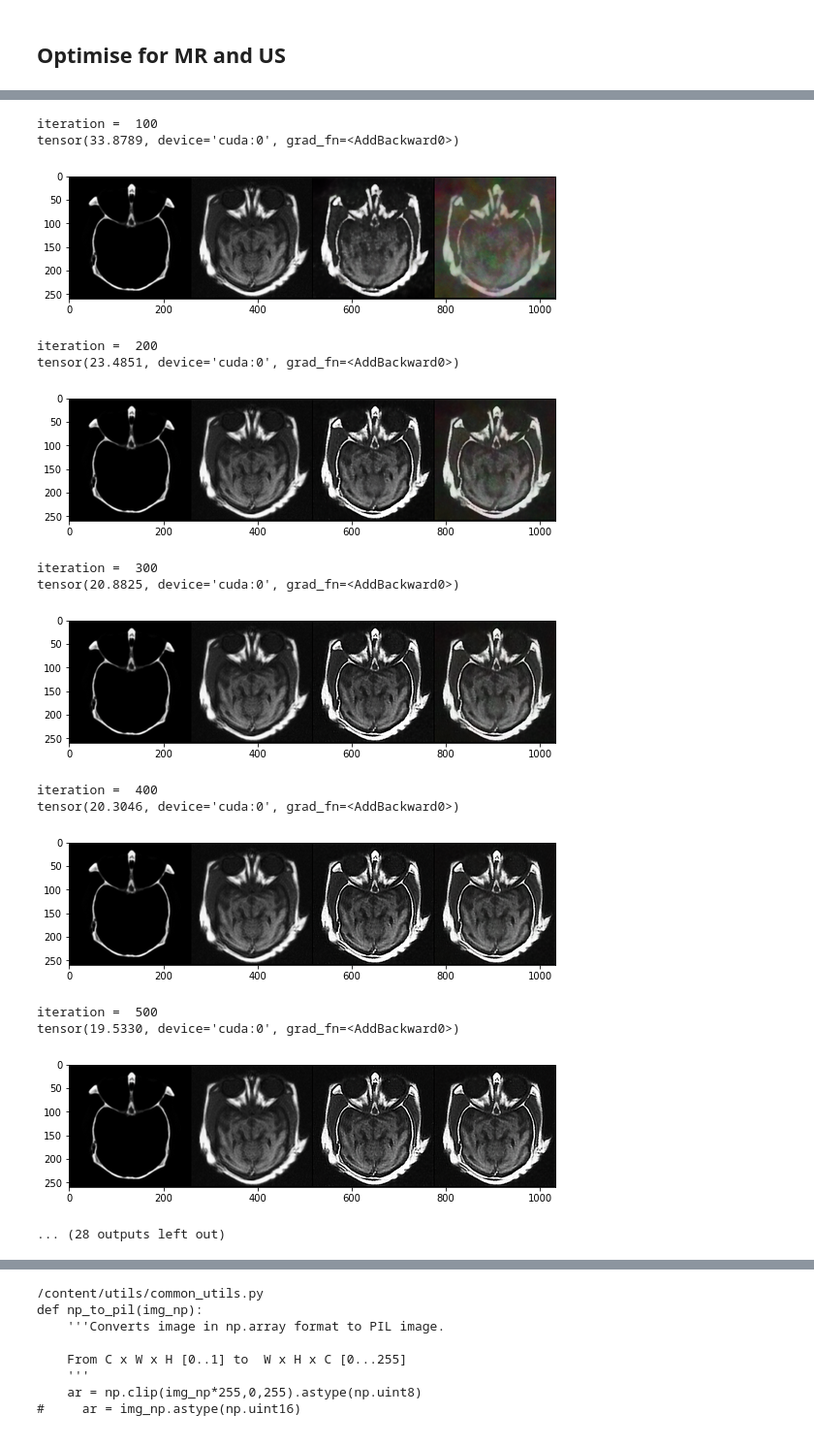
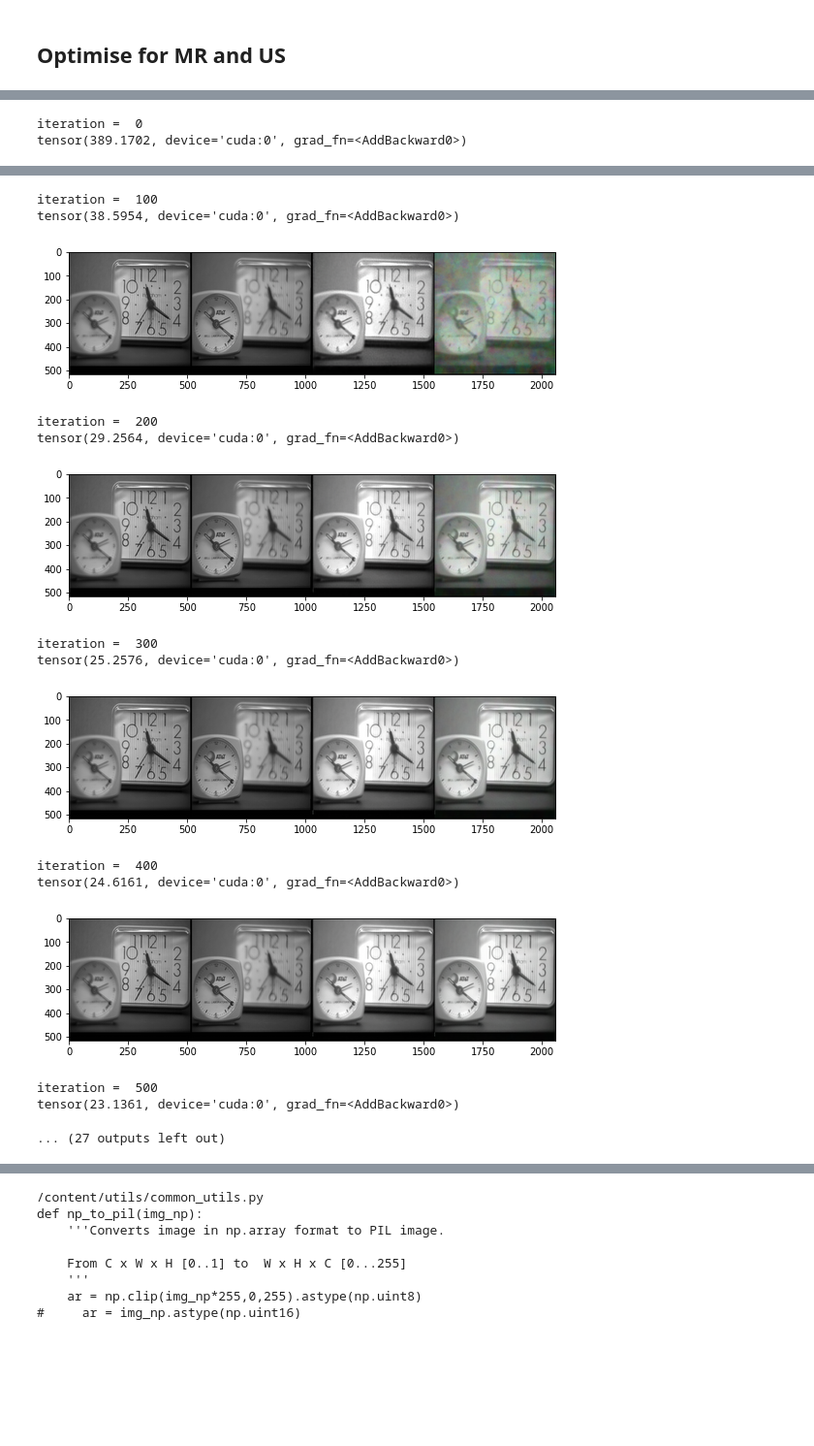
Before and after one commit to maxudong1993/deep-image-prior, a Jupyter notebook: sr_net_L2loss_noNorm_RGB.ipynb, the cells around one changed output, grey strips where cells are left out. Shown at 97% size. Drawn from its saved outputs; the diff is of its cells as text; code cells hidden in the pictures; blank space fills up the shorter version.

```diff
--- a/sr_net_L2loss_noNorm_RGB.ipynb
+++ b/sr_net_L2loss_noNorm_RGB.ipynb
@@ -84,12 +84,12 @@ sigma_ = sigma/255.
 ## UM
 # fname_us = 'data/denoising/normal-data/UN camp/UNcamp_2N_i_20.bmp'
 # fname_mr = 'data/denoising/normal-data/UN camp/UNcamp_2N_v_20.bmp'
-# fname_us = 'data/denoising/clock1.jpg'
-# fname_mr = 'data/denoising/clock2.jpg'
+fname_us = '/content/data/data/clocks/clockA.jpg'
+fname_mr = '/content/data/data/clocks/clockB.jpg'
 # fname_us = 'data/denoising/VIS1.png'
 # fname_mr = 'data/denoising/IR1.png'
-fname_us = '/content/data/data/medical/medA.jpg'
-fname_mr = '/content/data/data/medical/medB.jpg'
+# fname_us = '/content/data/data/medical/medA.jpg'
+# fname_mr = '/content/data/data/medical/medB.jpg'
 
 # fname_us = 'data/denoising/us_mod.png'
 # fname_mr = 'data/denoising/mri_mod.png'
@@ -315,7 +319,7 @@ exp_weight=0.99
 
 
 num_iter = 2000
-input_depth = 1
+input_depth = 32
 figsize = 5
 
 NET_TYPE = 'skip' # UNet, ResNet
@@ -375,11 +379,12 @@ norm_lambda = 1e-6
 best_loss = float('inf')
 best_out = None
 best_avg = None
+no_psf = True
 
 i = 0
 def closure():
 
-    global i, out_avg, psrn_noisy_last, last_net, net_input, best_loss, best_out, best_avg
+    global i, out_avg, psrn_noisy_last, last_net, net_input, best_loss, best_out, best_avg, no_psf
 
     #xudong avoid start from the previous running result
     # if reg_noise_std > 0:
@@ -402,7 +407,7 @@ def closure():
     if out.shape[1] == 1:
         total_loss = torch.norm((us_sg_torch * torch.nn.functional.conv2d(out,us_psf_torch,padding = 2) - us_noisy_torch),p=2) + torch.norm((mr_sg_torch * torch.nn.functional.conv2d(out,mr_psf_torch,padding = 2) - mr_noisy_torch),p=2)
         # total_loss = mse(us_sg_torch * torch.nn.functional.conv2d(out,us_psf_torch,padding = 2), us_noisy_torch) + mse(mr_sg_torch * torch.nn.functional.conv2d(out,mr_psf_torch,padding = 2), mr_noisy_torch)
-    else:  #3 channels
+    elif no_psf == False:  #3 channels
         us_r = torch.nn.functional.conv2d(out[0][0].unsqueeze(0).unsqueeze(0),us_psf_torch[0][0].unsqueeze(0).unsqueeze(0),padding = 2)
         us_g = torch.nn.functional.conv2d(out[0][1].unsqueeze(0).unsqueeze(0),us_psf_torch[0][1].unsqueeze(0).unsqueeze(0),padding = 2)
         us_b = torch.nn.functional.conv2d(out[0][2].unsqueeze(0).unsqueeze(0),us_psf_torch[0][1].unsqueeze(0).unsqueeze(0),padding = 2)
@@ -413,6 +418,9 @@ def closure():
         mr_b = torch.nn.functional.conv2d(out[0][2].unsqueeze(0).unsqueeze(0),mr_psf_torch[0][1].unsqueeze(0).unsqueeze(0),padding = 2)
         out_mr_psf = torch.cat((mr_r,mr_g,mr_b),1)
         total_loss = torch.norm((us_sg_torch * out_us_psf - us_noisy_torch),p=2) + torch.norm((mr_sg_torch * out_mr_psf - mr_noisy_torch),p=2)
+    else:
+        # print('heerere')
+        total_loss = torch.norm((us_sg_torch * out - us_noisy_torch),p=2) + torch.norm((mr_sg_torch * out - mr_noisy_torch),p=2)
     # total_loss = torch.norm((us_sg_torch * torch.nn.functional.conv2d(out,us_psf_torch,padding = 2) - us_noisy_torch),p=2) + torch.norm((mr_sg_torch * torch.nn.functional.conv2d(out,mr_psf_torch,padding = 2) - mr_noisy_torch),p=2)
     # total_loss = torch.norm((us_sg_torch * out - us_noisy_torch),p=2) + torch.norm((mr_sg_torch * out - mr_noisy_torch),p=2)
     # print('loss:',total_loss)
@@ -471,0 +478,2 @@ tensor(179.7494, device='cuda:0', grad_fn=<AddBackward0>)
+iteration =  0
+tensor(389.1702, device='cuda:0', grad_fn=<AddBackward0>)
@@ -473,19 +481,18 @@ tensor(179.7494, device='cuda:0', grad_fn=<AddBackward0>)
-iteration =  100
-tensor(33.8789, device='cuda:0', grad_fn=<AddBackward0>)
+iteration =  100
+tensor(38.5954, device='cuda:0', grad_fn=<AddBackward0>)
-[figure, old version]
+[figure, new version]
-iteration =  200
-tensor(23.4851, device='cuda:0', grad_fn=<AddBackward0>)
+iteration =  200
+tensor(29.2564, device='cuda:0', grad_fn=<AddBackward0>)
-[figure, old version]
+[figure, new version]
-iteration =  300
-tensor(20.8825, device='cuda:0', grad_fn=<AddBackward0>)
+iteration =  300
+tensor(25.2576, device='cuda:0', grad_fn=<AddBackward0>)
-[figure, old version]
+[figure, new version]
-iteration =  400
-tensor(20.3046, device='cuda:0', grad_fn=<AddBackward0>)
+iteration =  400
+tensor(24.6161, device='cuda:0', grad_fn=<AddBackward0>)
-[figure, old version]
+[figure, new version]
-iteration =  500
-tensor(19.5330, device='cuda:0', grad_fn=<AddBackward0>)
-[figure, removed]
-... (28 outputs left out)
+iteration =  500
+tensor(23.1361, device='cuda:0', grad_fn=<AddBackward0>)
+... (27 outputs left out)
 # %%
 print("Best loss is: ",best_loss)
 print("Best result as shown below:")
```
Also changed, not shown: parts of 8 cells of this notebook.
